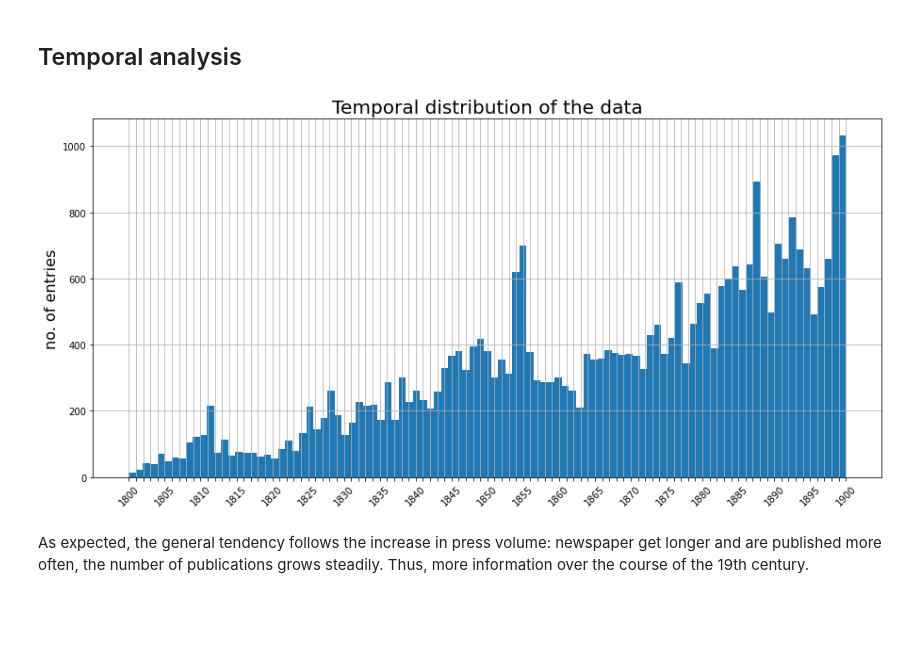
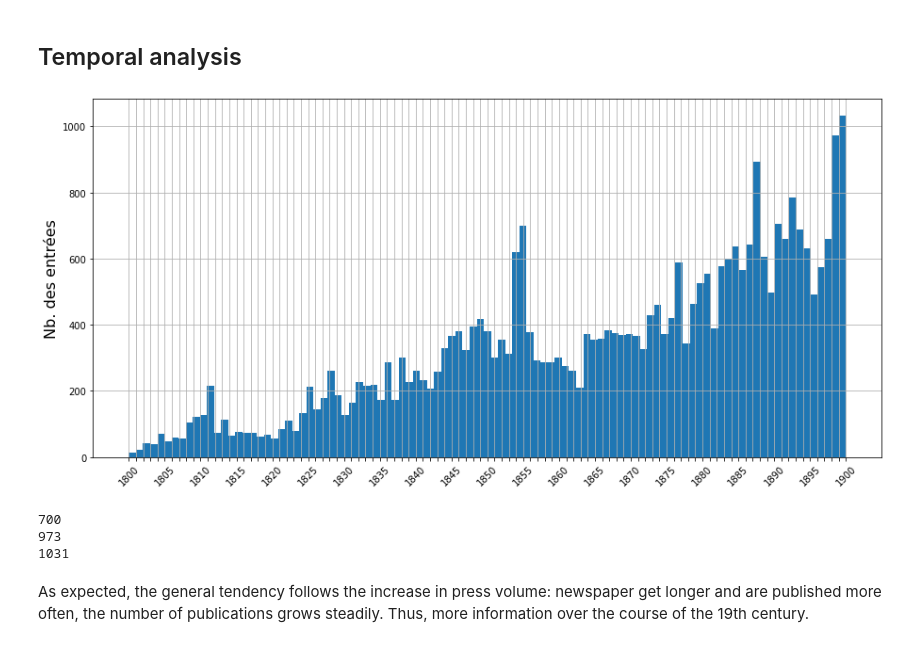
Before and after one commit to krkryger/clim-dist, a Jupyter notebook: notebooks/01-first-data-exploration.ipynb, the cells around one changed output. Drawn from its saved outputs; the diff is of its cells as text; code cells hidden in the pictures; blank space fills up the shorter version.

Commit message:
Started writing M1, continued LDA, minor tweaks to data exploration NB

```diff
--- a/notebooks/01-first-data-exploration.ipynb
+++ b/notebooks/01-first-data-exploration.ipynb
@@ -31,17 +31,27 @@ df.head()
 # %%
 figsize = (15,7)
 bins = 101
 ticksrange = np.arange(1800,1901)
 xlabels = [num if num%5==0 else '' for num in np.arange(1800,1901)]
 
 plt.figure(figsize=figsize)
 plt.hist(df.year,bins=bins)
 plt.grid(b=True, which='both')
 plt.xticks(ticks=ticksrange, labels=xlabels)
 plt.tick_params(axis ='x', rotation = 45)
-plt.title('Temporal distribution of the data', fontsize=20)
-plt.ylabel('no. of entries', fontsize=16)
+#plt.title('Distribution temporelle des données', fontsize=20)
+plt.ylabel('Nb. des entrées', fontsize=16)
+
+plt.savefig('../references/memoire_M1/figures/distribution_temp_journaux.png', bbox_inches='tight')
 
 plt.show()
 # %% [output]
-[figure, old version]
+[figure, new version]
+# %%
+print(len(df[df.year == 1855]))
+print(len(df[df.year == 1899]))
+print(len(df[df.year == 1900]))
+# %% [output]
+700
+973
+1031
```
Also changed, not shown: parts of 3 cells of this notebook, 7 other files.
